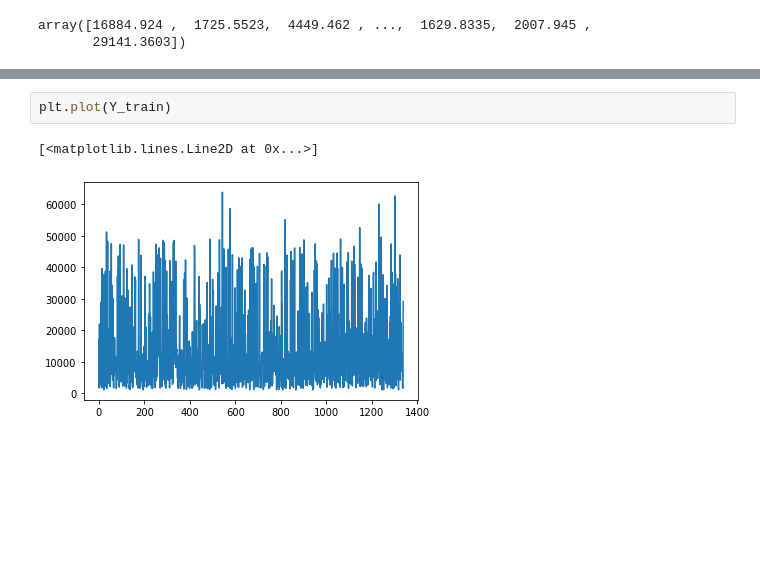
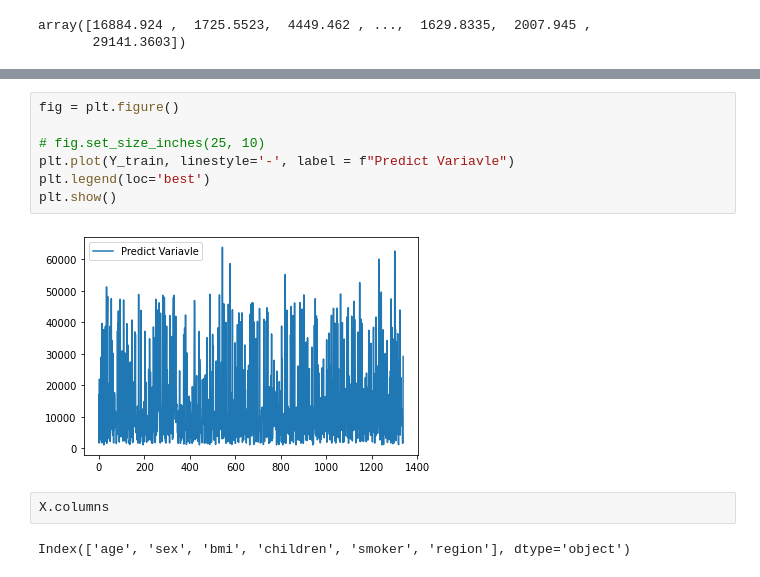
Before and after one commit to Asanka98/Regression, a Jupyter notebook: Multiple Linear Regression/Multiple Linear Regression V2.ipynb, the cells around one changed output, grey strips where cells are left out. Cells and saved outputs as stored; diff of their text form; blank space fills up the shorter version.

```diff
--- a/Multiple Linear Regression/Multiple Linear Regression V2.ipynb
+++ b/Multiple Linear Regression/Multiple Linear Regression V2.ipynb
@@ -440,5 +211,13 @@ plt.plot(y_new)
-# %%
-plt.plot(Y_train)
-# %% [output]
-[<matplotlib.lines.Line2D at 0x...>]
-[figure, removed]
+# %%
+fig = plt.figure()
+
+# fig.set_size_inches(25, 10)
+plt.plot(Y_train, linestyle='-', label = f"Predict Variavle")
+plt.legend(loc='best')
+plt.show()
+# %% [output]
+[figure, added]
+# %%
+X.columns
+# %% [output]
+Index(['age', 'sex', 'bmi', 'children', 'smoker', 'region'], dtype='object')
```
Also changed, not shown: parts of 26 cells of this notebook.
